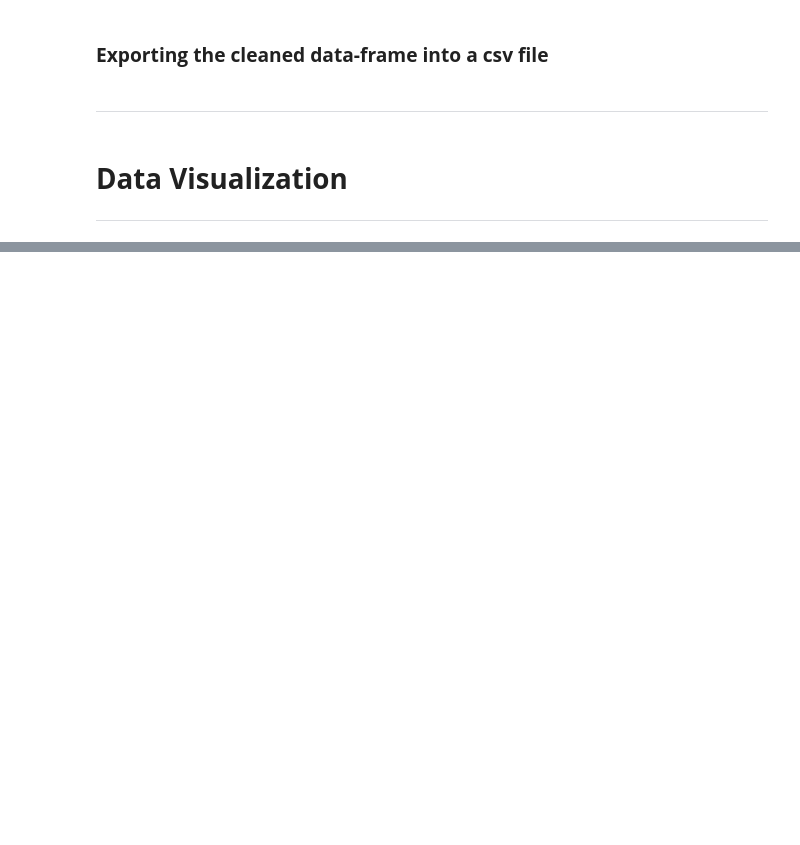
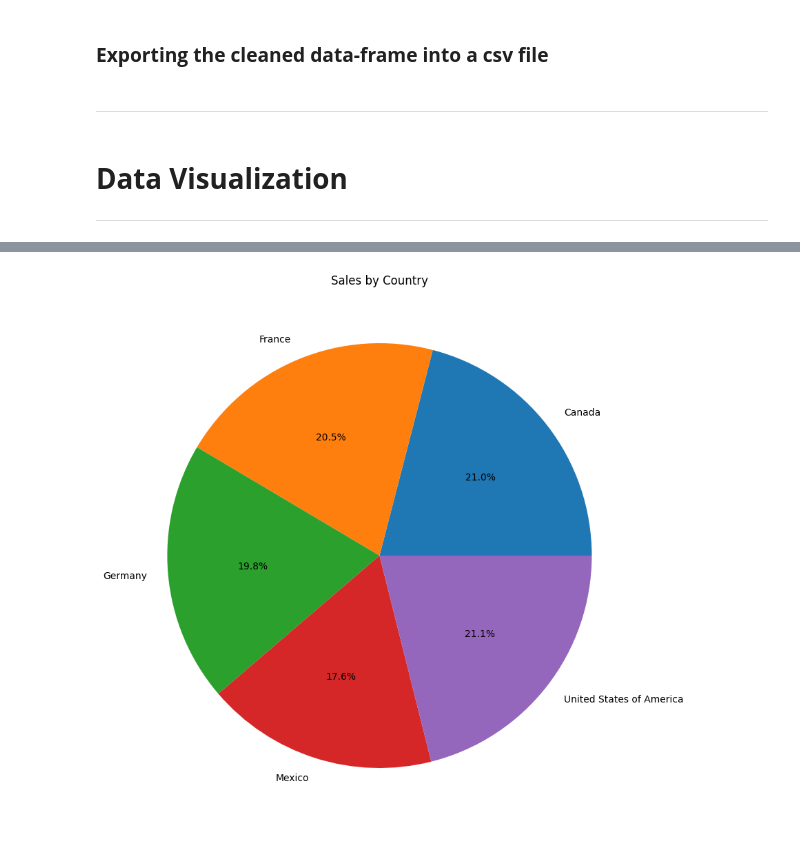
Before and after one commit to akhilsamvarghese/Financials-visualisation, a Jupyter notebook: Financials_Visulization.ipynb, the cells around one changed output, grey strips where cells are left out. Cells and saved outputs as stored; diff of their text form; code cells hidden in the pictures; blank space fills up the shorter version.

```diff
--- a/Financials_Visulization.ipynb
+++ b/Financials_Visulization.ipynb
@@ -192,0 +193,9 @@ ax[1].grid()
+# %%
+# Create a pie chart of 'Sales' by 'Country'
+country_sales = df.groupby('Country')['Sales'].sum()
+plt.figure(figsize=(10,10))
+plt.pie(country_sales.values, labels=country_sales.index, autopct='%1.1f%%')
+plt.title('Sales by Country')
+plt.show()
+# %% [output]
+[figure, added]
```
Also changed, not shown: parts of 6 cells of this notebook, 1 other file.
